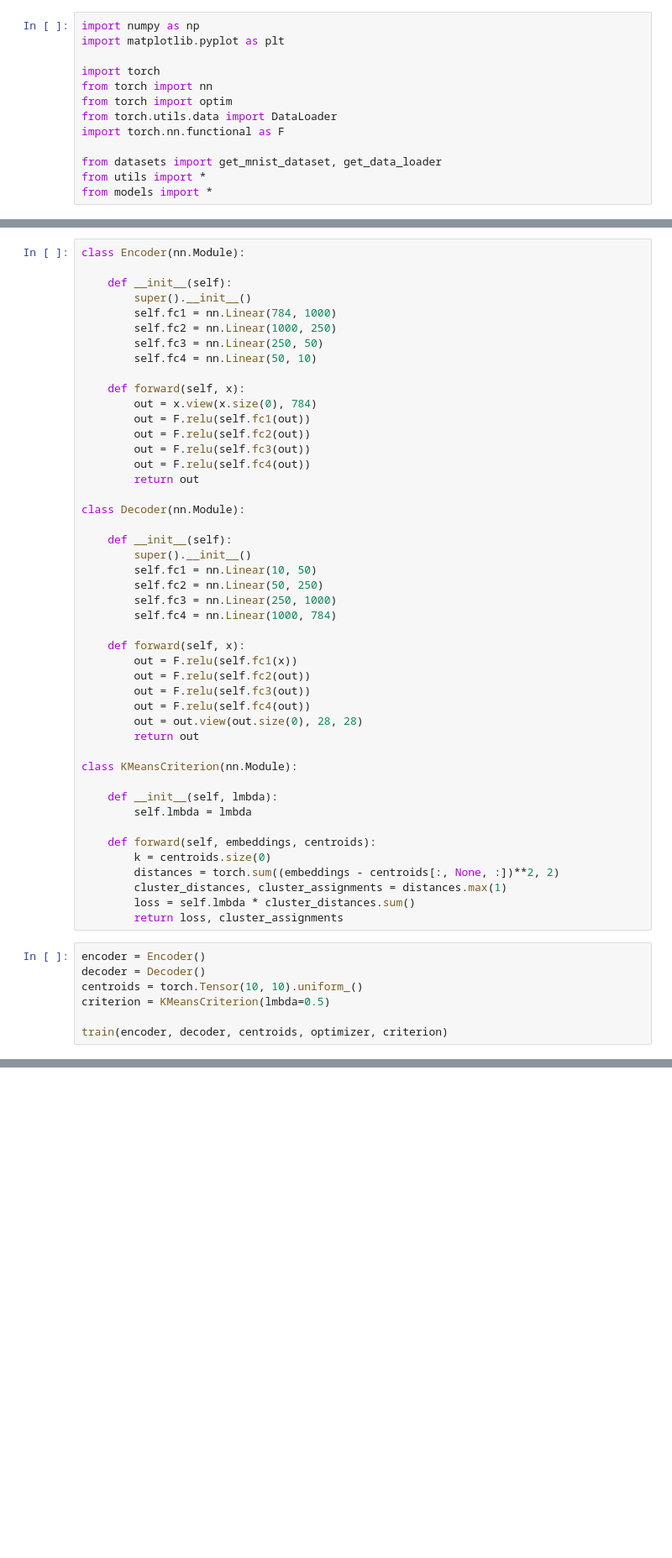
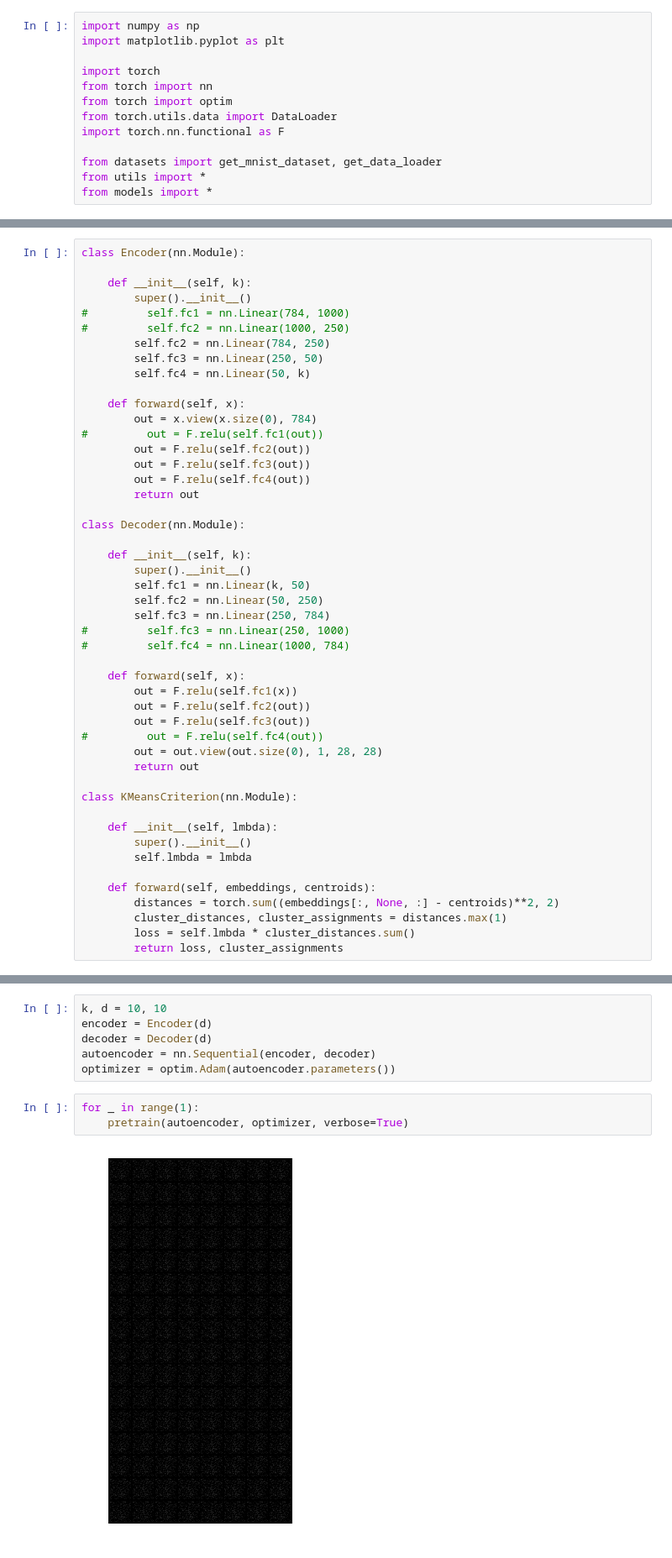
Before and after one commit to KellerJordan/Autoencoder-Clustering, a Jupyter notebook: Auto-Encoder Based Data Clustering.ipynb, the cells around one changed output, grey strips where cells are left out. Shown at 84% size. Cells and saved outputs as stored; diff of their text form; blank space fills up the shorter version.

Commit message:
implement training loops and pretraining, run into issues

```diff
--- a/Auto-Encoder Based Data Clustering.ipynb
+++ b/Auto-Encoder Based Data Clustering.ipynb
@@ -60,16 +47,17 @@ def evaluate(encoder, decoder, loader):
 # %%
 class Encoder(nn.Module):
 
-    def __init__(self):
+    def __init__(self, k):
         super().__init__()
-        self.fc1 = nn.Linear(784, 1000)
-        self.fc2 = nn.Linear(1000, 250)
+#         self.fc1 = nn.Linear(784, 1000)
+#         self.fc2 = nn.Linear(1000, 250)
+        self.fc2 = nn.Linear(784, 250)
         self.fc3 = nn.Linear(250, 50)
-        self.fc4 = nn.Linear(50, 10)
+        self.fc4 = nn.Linear(50, k)
 
     def forward(self, x):
         out = x.view(x.size(0), 784)
-        out = F.relu(self.fc1(out))
+#         out = F.relu(self.fc1(out))
         out = F.relu(self.fc2(out))
         out = F.relu(self.fc3(out))
         out = F.relu(self.fc4(out))
@@ -77,36 +65,30 @@ class Encoder(nn.Module):
 
 class Decoder(nn.Module):
 
-    def __init__(self):
+    def __init__(self, k):
         super().__init__()
-        self.fc1 = nn.Linear(10, 50)
+        self.fc1 = nn.Linear(k, 50)
         self.fc2 = nn.Linear(50, 250)
-        self.fc3 = nn.Linear(250, 1000)
-        self.fc4 = nn.Linear(1000, 784)
+        self.fc3 = nn.Linear(250, 784)
+#         self.fc3 = nn.Linear(250, 1000)
+#         self.fc4 = nn.Linear(1000, 784)
 
     def forward(self, x):
         out = F.relu(self.fc1(x))
         out = F.relu(self.fc2(out))
         out = F.relu(self.fc3(out))
-        out = F.relu(self.fc4(out))
-        out = out.view(out.size(0), 28, 28)
+#         out = F.relu(self.fc4(out))
+        out = out.view(out.size(0), 1, 28, 28)
         return out
 
 class KMeansCriterion(nn.Module):
 
     def __init__(self, lmbda):
+        super().__init__()
         self.lmbda = lmbda
 
     def forward(self, embeddings, centroids):
-        k = centroids.size(0)
-        distances = torch.sum((embeddings - centroids[:, None, :])**2, 2)
+        distances = torch.sum((embeddings[:, None, :] - centroids)**2, 2)
         cluster_distances, cluster_assignments = distances.max(1)
         loss = self.lmbda * cluster_distances.sum()
         return loss, cluster_assignments
-# %%
-encoder = Encoder()
-decoder = Decoder()
-centroids = torch.Tensor(10, 10).uniform_()
-criterion = KMeansCriterion(lmbda=0.5)
-
-train(encoder, decoder, centroids, optimizer, criterion)
@@ -112,0 +174,11 @@ train(encoder, decoder, centroids, optimizer, criterion)
+# %%
+k, d = 10, 10
+encoder = Encoder(d)
+decoder = Decoder(d)
+autoencoder = nn.Sequential(encoder, decoder)
+optimizer = optim.Adam(autoencoder.parameters())
+# %%
+for _ in range(1):
+    pretrain(autoencoder, optimizer, verbose=True)
+# %% [output]
+[figure, added]
```
Also changed, not shown: parts of 9 cells of this notebook.
